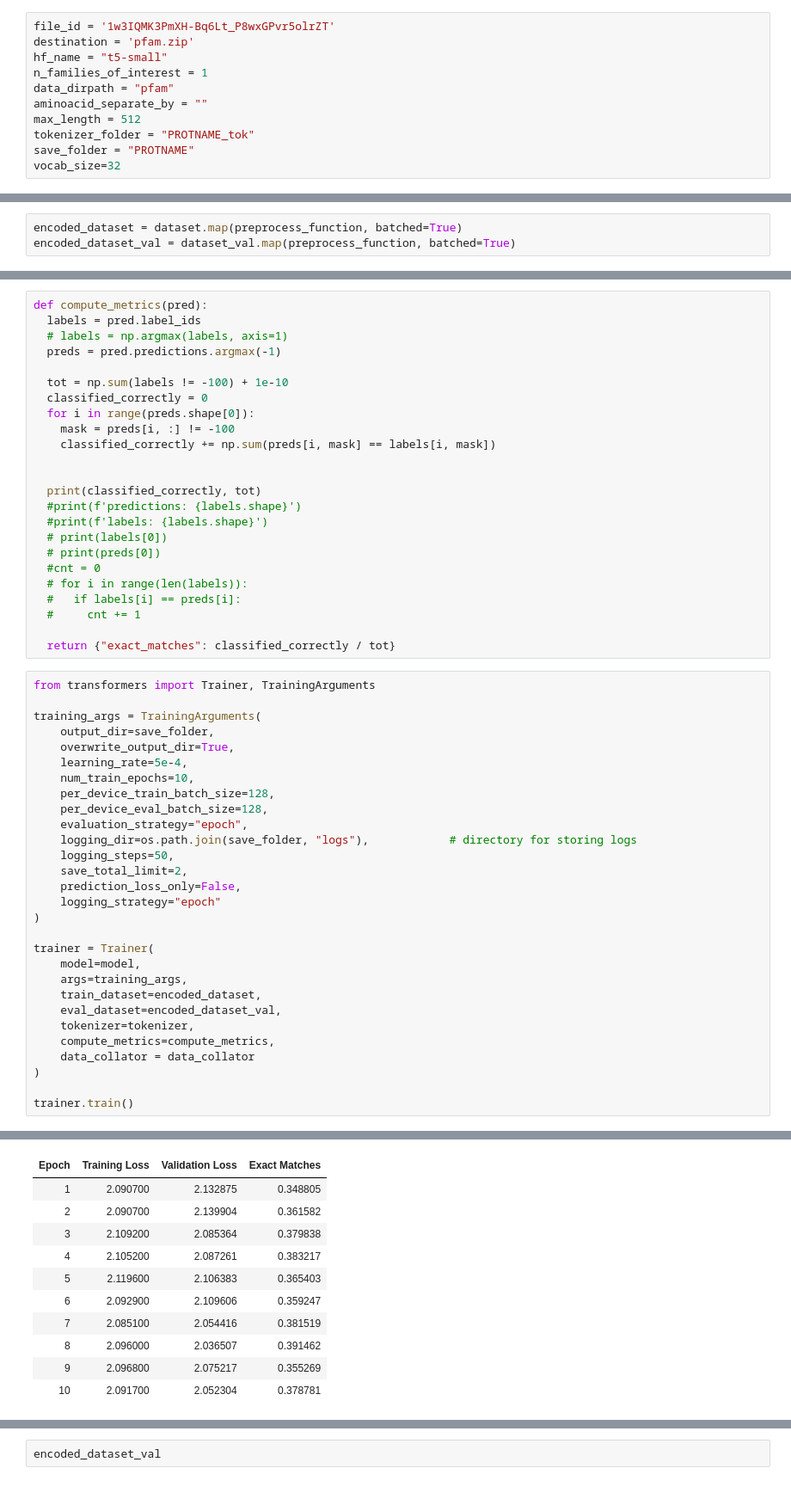
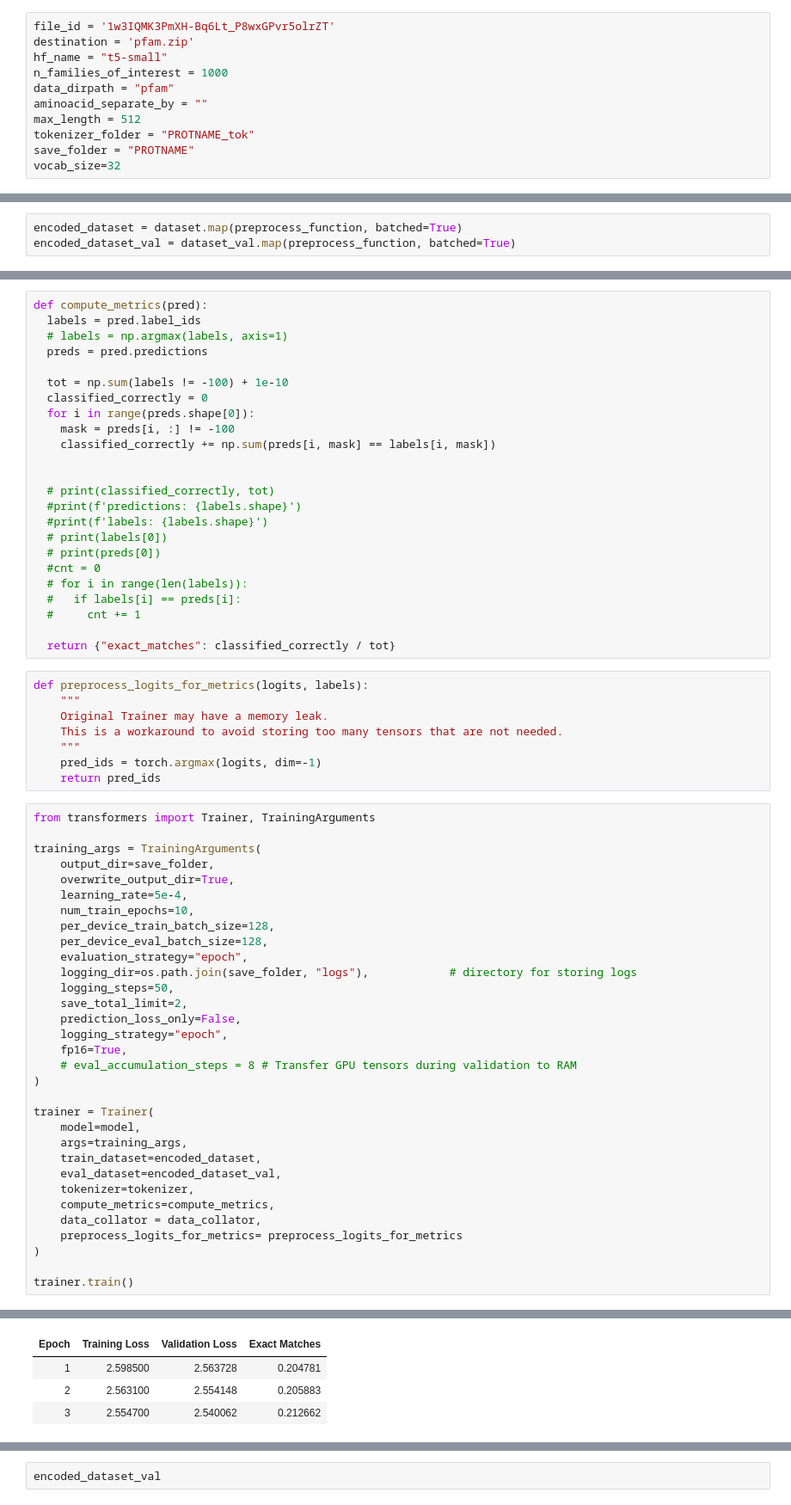
Before and after one commit to mlewandowski0/PROTNAME, a Jupyter notebook: prototyping/NLU_Masking.ipynb, the cells around one changed output, grey strips where cells are left out. Shown at 86% size. Cells and saved outputs as stored; diff of their text form.

Commit message:
NLU_Masking memory leak fixed

```diff
--- a/prototyping/NLU_Masking.ipynb
+++ b/prototyping/NLU_Masking.ipynb
@@ -41,7 +41,7 @@ import torch
 file_id = '1w3IQMK3PmXH-Bq6Lt_P8wxGPvr5olrZT'
 destination = 'pfam.zip'
 hf_name = "t5-small"
-n_families_of_interest = 1
+n_families_of_interest = 1000
 data_dirpath = "pfam"
 aminoacid_separate_by = ""
 max_length = 512
@@ -273,7 +273,7 @@ data_collator([tok])
 def compute_metrics(pred):
   labels = pred.label_ids
   # labels = np.argmax(labels, axis=1)
-  preds = pred.predictions.argmax(-1)
+  preds = pred.predictions
 
   tot = np.sum(labels != -100) + 1e-10
   classified_correctly = 0
@@ -282,7 +282,7 @@ def compute_metrics(pred):
     classified_correctly += np.sum(preds[i, mask] == labels[i, mask])
 
 
-  print(classified_correctly, tot)
+  # print(classified_correctly, tot)
   #print(f'predictions: {labels.shape}')
   #print(f'labels: {labels.shape}')
   # print(labels[0])
@@ -293,6 +293,14 @@ def compute_metrics(pred):
   #     cnt += 1
 
   return {"exact_matches": classified_correctly / tot}
+# %%
+def preprocess_logits_for_metrics(logits, labels):
+    """
+    Original Trainer may have a memory leak.
+    This is a workaround to avoid storing too many tensors that are not needed.
+    """
+    pred_ids = torch.argmax(logits, dim=-1)
+    return pred_ids
 # %%
 from transformers import Trainer, TrainingArguments
 
@@ -308,7 +316,9 @@ training_args = TrainingArguments(
     logging_steps=50,
     save_total_limit=2,
     prediction_loss_only=False,
-    logging_strategy="epoch"
+    logging_strategy="epoch",
+    fp16=True,
+    # eval_accumulation_steps = 8 # Transfer GPU tensors during validation to RAM
 )
 
 trainer = Trainer(
@@ -318,7 +328,8 @@ trainer = Trainer(
     eval_dataset=encoded_dataset_val,
     tokenizer=tokenizer,
     compute_metrics=compute_metrics,
-    data_collator = data_collator
+    data_collator = data_collator,
+    preprocess_logits_for_metrics= preprocess_logits_for_metrics
 )
 
 trainer.train()
@@ -327,11 +338,4 @@ trainer.train()
 | Epoch | Training Loss | Validation Loss | Exact Matches |
-| 1 | 2.090700 | 2.132875 | 0.348805 |
-| 2 | 2.090700 | 2.139904 | 0.361582 |
-| 3 | 2.109200 | 2.085364 | 0.379838 |
-| 4 | 2.105200 | 2.087261 | 0.383217 |
-| 5 | 2.119600 | 2.106383 | 0.365403 |
-| 6 | 2.092900 | 2.109606 | 0.359247 |
-| 7 | 2.085100 | 2.054416 | 0.381519 |
-| 8 | 2.096000 | 2.036507 | 0.391462 |
-| 9 | 2.096800 | 2.075217 | 0.355269 |
-| 10 | 2.091700 | 2.052304 | 0.378781 |
+| 1 | 2.598500 | 2.563728 | 0.204781 |
+| 2 | 2.563100 | 2.554148 | 0.205883 |
+| 3 | 2.554700 | 2.540062 | 0.212662 |
```
Also changed, not shown: parts of 10 cells of this notebook.
